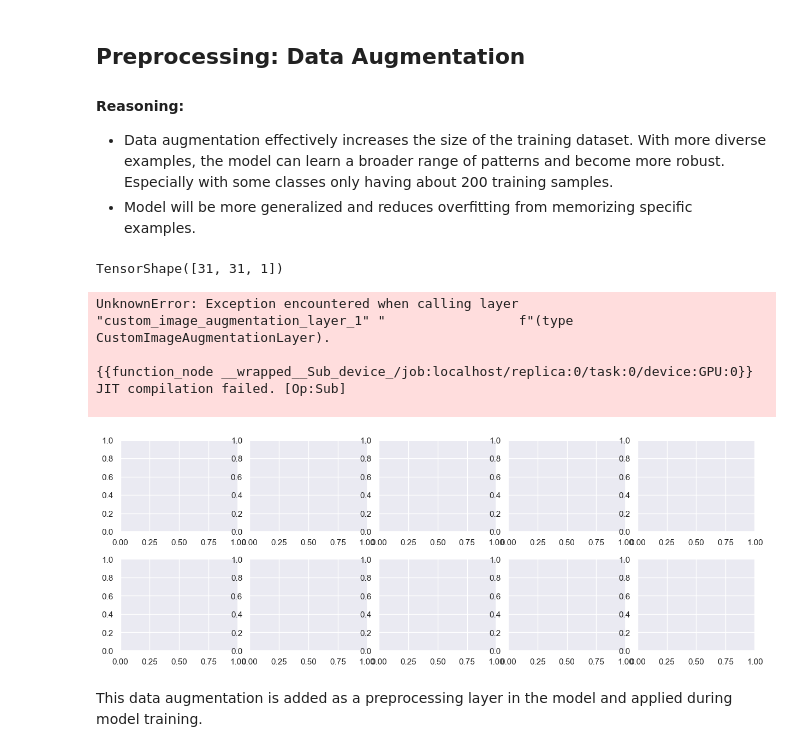
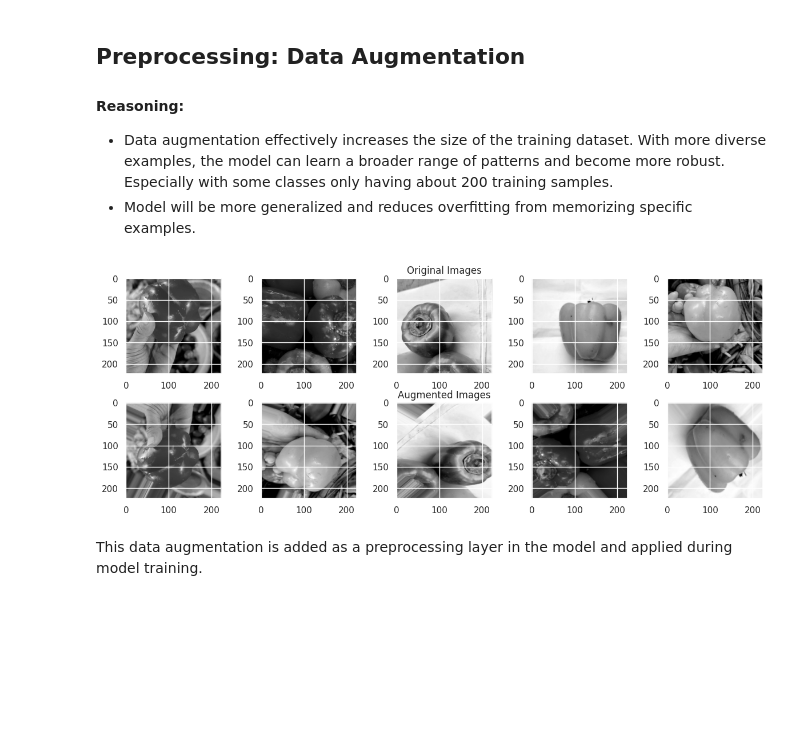
Before and after one commit to glennwuwu/vegetable-image-classification-cnn, a Jupyter notebook: CNN.ipynb, the cells around one changed output. Cells and saved outputs as stored; diff of their text form; code cells hidden in the pictures; blank space fills up the shorter version.

Commit message:
Use ImageGen instead of Keras.Layer functions

```diff
--- a/CNN.ipynb
+++ b/CNN.ipynb
@@ -140,18 +171,27 @@ from keras.layers import RandomCrop, RandomContrast, RandomFlip, RandomRotation,
 
 # extremely slow in TF 2.10.0, can slow model as much as 6x
 
-image_augmentation = Sequential(
-    [
-        RandomFlip("horizontal_and_vertical"),
+# image_augmentation = Sequential(
+#     [
+#         RandomFlip("horizontal_and_vertical"),
 #         RandomContrast(0.5),
 #         RandomRotation(1),
 #         RandomZoom(0.5, 0.5)
-    ]
+#     ]
+# )
+
+from tensorflow.keras.preprocessing.image import ImageDataGenerator
+
+datagen = ImageDataGenerator(
+    rotation_range=45,
+    width_shift_range=0.1,
+    height_shift_range=0.1,
+    shear_range=0.2,
+    zoom_range=0.2,
+    horizontal_flip=True,
+    vertical_flip=True,
+    fill_mode='nearest'
 )
 
 resize_small = Resizing(31, 31)
 resize_large = Resizing(128, 128)
-# %%
-resize_small(ImageAugmentationLayer(input_shape=(224, 224))(train_images[i])).shape
-# %% [output]
-TensorShape([31, 31, 1])
@@ -297,27 +198,22 @@ class CustomImageAugmentationLayer(tf.keras.layers.Layer):
 # %%
 fig, axes = plt.subplots(2, 5, figsize=(15, 5))
 
 # axes = np.flatten(axes)
 plt.subplots_adjust(hspace=0.3, wspace=0.1)
-img_aug = CustomImageAugmentationLayer()
 
-augmented = img_aug(train_images[:5], training=True)
+augmented = datagen.flow(train_images[:5])
 
 for i in range(5):
     axes[0][i].imshow(train_images[i], cmap="gray")
-    axes[1][i].imshow(augmented[i], cmap="gray")
+    axes[1][i].imshow(augmented[0][i], cmap="gray")
 
 
 axes[0][2].set_title("Original Images")
 axes[1][2].set_title("Augmented Images")
 
 plt.show()
 # %% [output]
-UnknownError: Exception encountered when calling layer "custom_image_augmentation_layer_1" "                 f"(type CustomImageAugmentationLayer).
-
-{{function_node __wrapped__Sub_device_/job:localhost/replica:0/task:0/device:GPU:0}} JIT compilation failed. [Op:Sub]
-
-[figure, old version]
+[figure, new version]
 # %% [markdown]
 This data augmentation is added as a preprocessing layer in the model and applied during model training.
 # %% [markdown]
```
Also changed, not shown: parts of 30 cells of this notebook.
